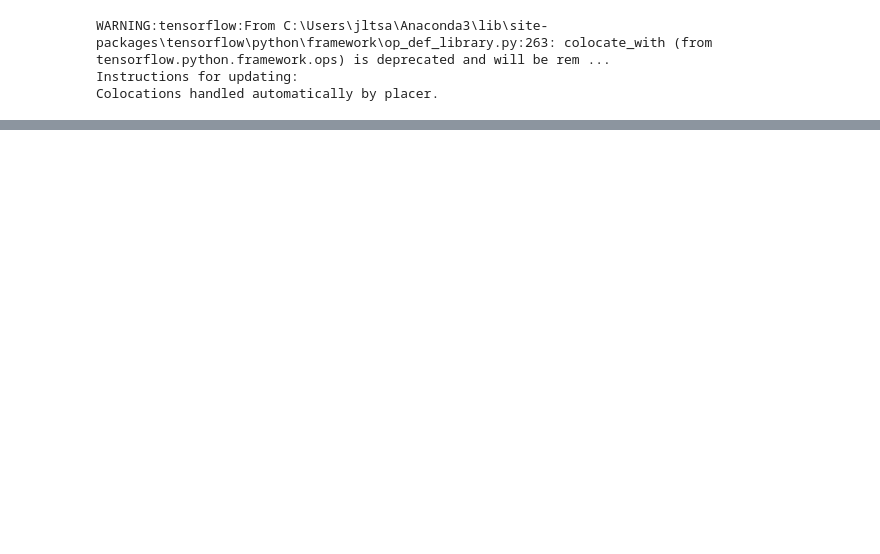
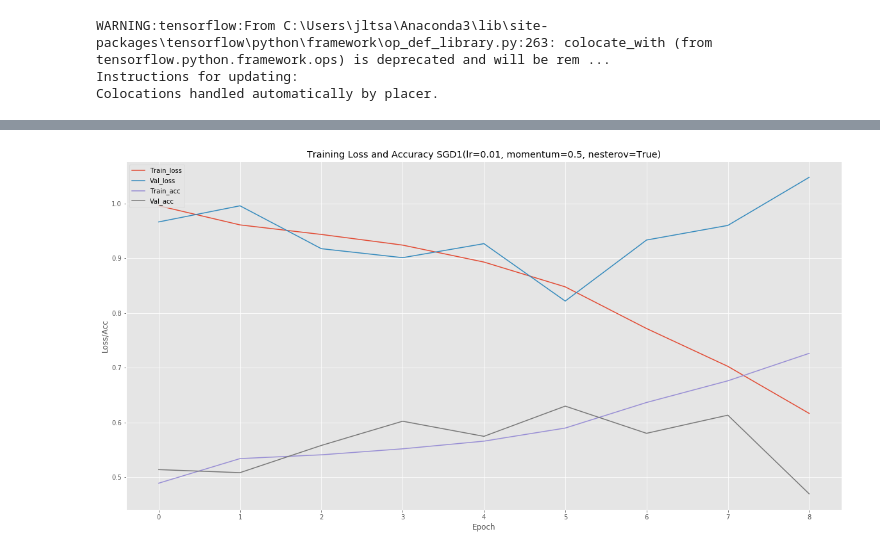
Before and after one commit to jltsao88/Capstone_Project_2, a Jupyter notebook: 05_Tuning_Optimizer.ipynb, the cells around one changed output, grey strips where cells are left out. Cells and saved outputs as stored; diff of their text form; code cells hidden in the pictures; blank space fills up the shorter version.

```diff
--- a/05_Tuning_Optimizer.ipynb
+++ b/05_Tuning_Optimizer.ipynb
@@ -387,0 +257,4 @@ g
+# %%
+plot_acc_loss(loss[0], val_loss[0], acc[0], val_acc[0], title="SGD1(lr=0.01, momentum=0.5, nesterov=True)", save=False, path=None, save_as=None)
+# %% [output]
+[figure, added]
```
Also changed, not shown: parts of 28 cells of this notebook.
